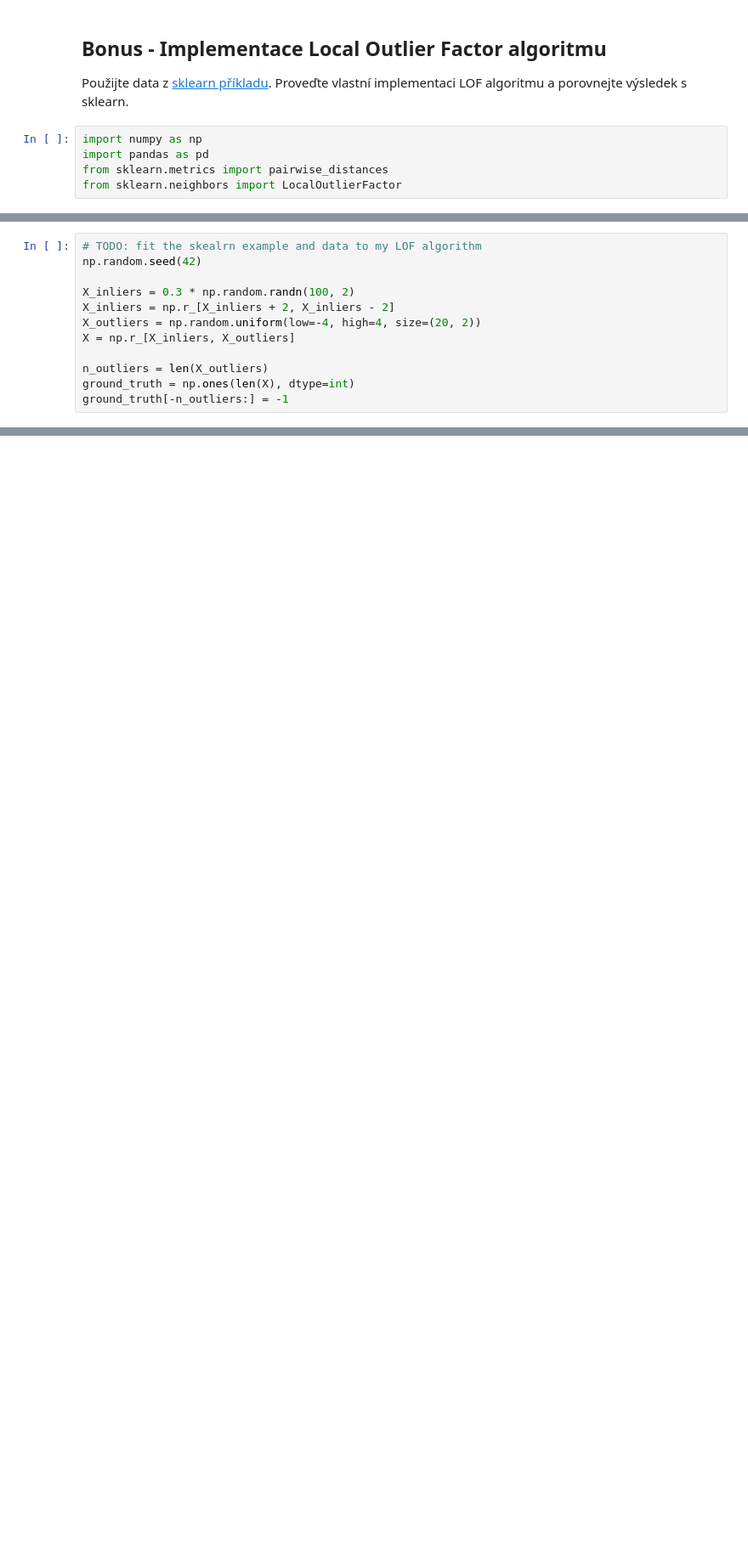
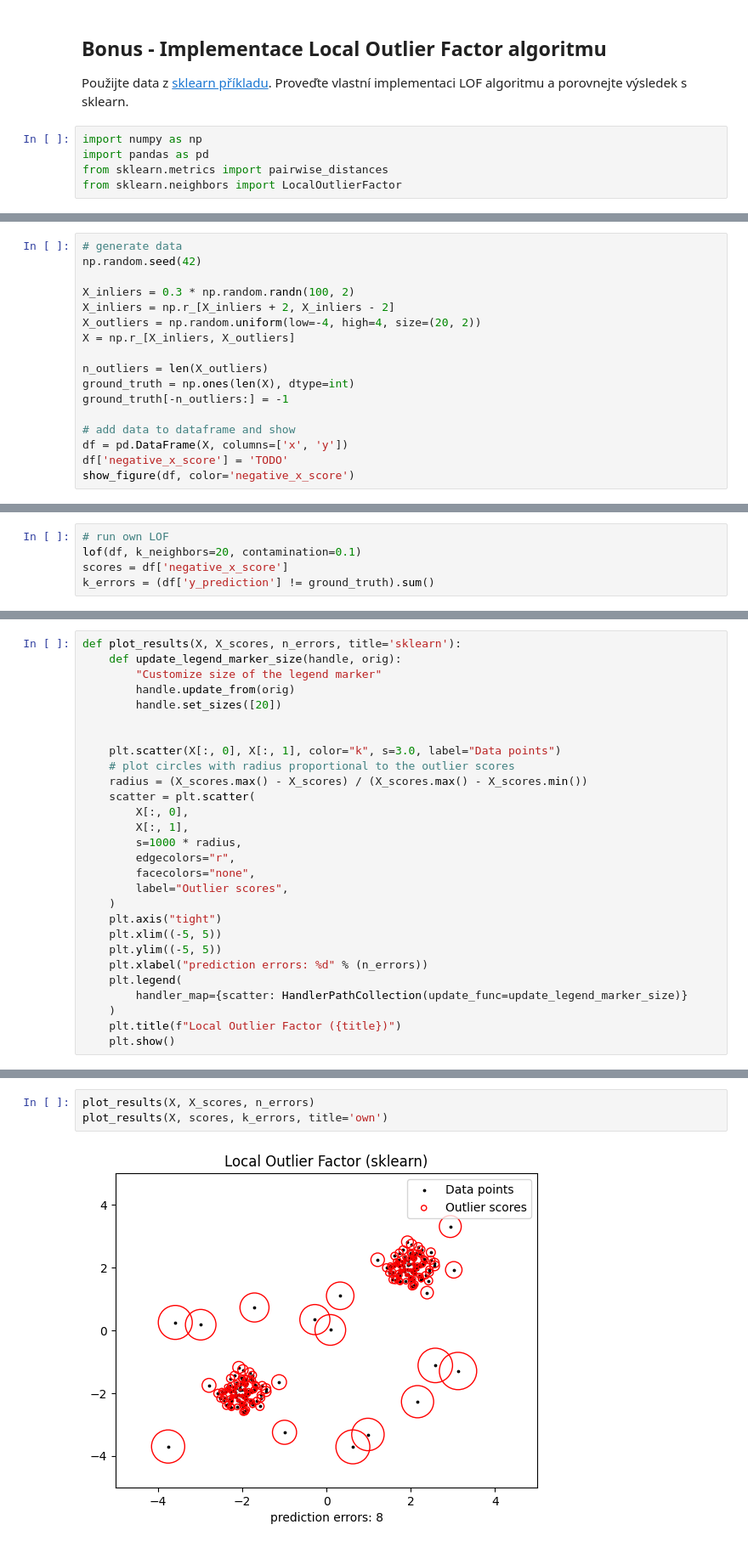
Before and after one commit to KyryloYefremov/TUL-MVD-2024-25, a Jupyter notebook: cv12/MVD 12. cvičení.ipynb, the cells around one changed output, grey strips where cells are left out. Shown at 85% size. Drawn from its saved outputs; the diff is of its cells as text; blank space fills up the shorter version.

Commit message:
Fix lof algorithm to work with  value. Also add comparation between two algos

```diff
--- a/cv12/MVD 12. cvičení.ipynb
+++ b/cv12/MVD 12. cvičení.ipynb
@@ -182,5 +188,5 @@ def lof(df: pd.DataFrame, k_neighbors: int, min_lof_score: float = 1.5):
 # %%
-# TODO: fit the skealrn example and data to my LOF algorithm
+# generate data
 np.random.seed(42)
 
 X_inliers = 0.3 * np.random.randn(100, 2)
@@ -191,3 +197,8 @@ X = np.r_[X_inliers, X_outliers]
 n_outliers = len(X_outliers)
 ground_truth = np.ones(len(X), dtype=int)
 ground_truth[-n_outliers:] = -1
+
+# add data to dataframe and show
+df = pd.DataFrame(X, columns=['x', 'y'])
+df['negative_x_score'] = 'TODO'
+show_figure(df, color='negative_x_score')
@@ -203,3 +208,8 @@ clf = LocalOutlierFactor(n_neighbors=20, contamination=0.1)
 y_pred = clf.fit_predict(X)
 n_errors = (y_pred != ground_truth).sum()
 X_scores = clf.negative_outlier_factor_
+# %%
+# run own LOF
+lof(df, k_neighbors=20, contamination=0.1)
+scores = df['negative_x_score']
+k_errors = (df['y_prediction'] != ground_truth).sum()
@@ -205,0 +221,28 @@ X_scores = clf.negative_outlier_factor_
+# %%
+def plot_results(X, X_scores, n_errors, title='sklearn'):
+    def update_legend_marker_size(handle, orig):
+        "Customize size of the legend marker"
+        handle.update_from(orig)
+        handle.set_sizes([20])
+
+
+    plt.scatter(X[:, 0], X[:, 1], color="k", s=3.0, label="Data points")
+    # plot circles with radius proportional to the outlier scores
+    radius = (X_scores.max() - X_scores) / (X_scores.max() - X_scores.min())
+    scatter = plt.scatter(
+        X[:, 0],
+        X[:, 1],
+        s=1000 * radius,
+        edgecolors="r",
+        facecolors="none",
+        label="Outlier scores",
+    )
+    plt.axis("tight")
+    plt.xlim((-5, 5))
+    plt.ylim((-5, 5))
+    plt.xlabel("prediction errors: %d" % (n_errors))
+    plt.legend(
+        handler_map={scatter: HandlerPathCollection(update_func=update_legend_marker_size)}
+    )
+    plt.title(f"Local Outlier Factor ({title})")
+    plt.show()
@@ -205,0 +251,5 @@ X_scores = clf.negative_outlier_factor_
+# %%
+plot_results(X, X_scores, n_errors)
+plot_results(X, scores, k_errors, title='own')
+# %% [output]
+[figure, added]
```
Also changed, not shown: parts of 7 cells of this notebook.
